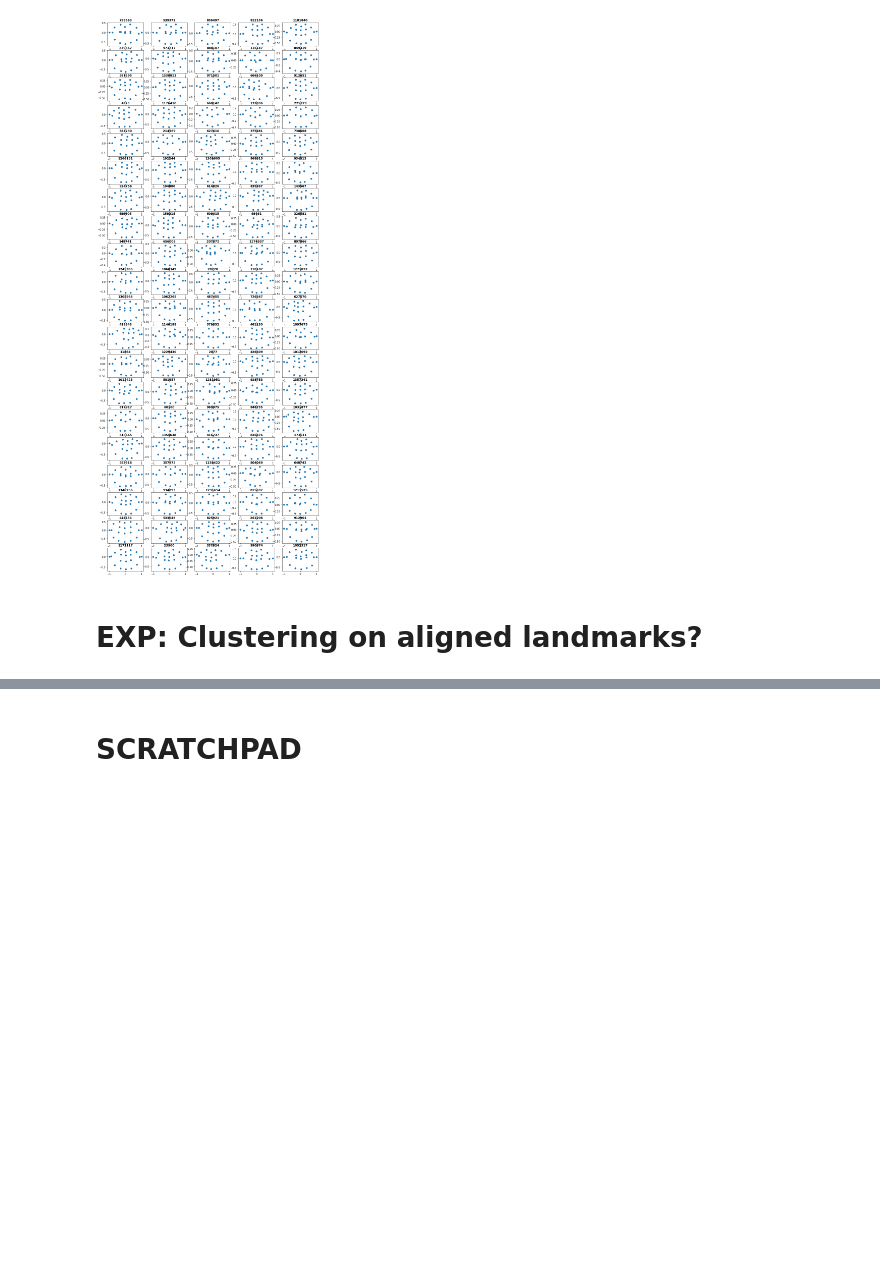
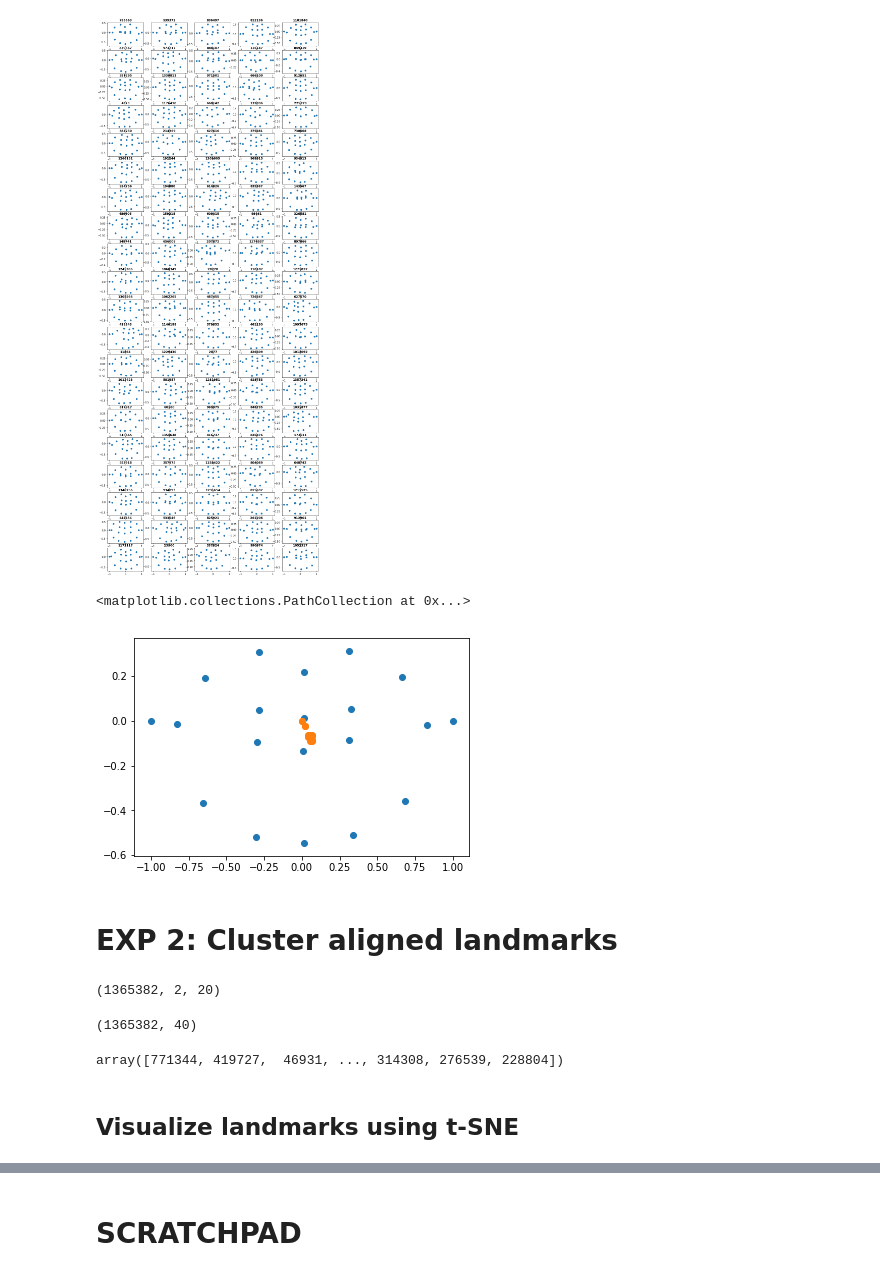
Before and after one commit to voletiv/movie-translation-experiments, a Jupyter notebook: lip_landmarks_experiments/Lip_Landmarks_PCA_Alignment_Cluster.ipynb, the cells around one changed output, grey strips where cells are left out. Saved outputs shown, nothing was run; the diff lists cells and outputs as text; code cells hidden in the pictures; blank space fills up the shorter version.

```diff
--- a/generated_lip_landmarks_experiments/Lip_Landmarks_PCA.ipynb
+++ b/lip_landmarks_experiments/Lip_Landmarks_PCA_Alignment_Cluster.ipynb
@@ -116,2 +145,4 @@ def align_lm(lm):
+# %%
+aligned_lms_wo_0 = sio.loadmat('vid_kp_concat_keys_aligned_wo_0.mat')['vidKp'].reshape(-1, 2, 20)
 # %%
 aligned_lms = []
@@ -125,3 +156,5 @@ sio.savemat('vid_kp_concat_keys_aligned.mat', {'vidKp': aligned_lms.reshape(-1,
+# %%
+aligned_lms = sio.loadmat('vid_kp_concat_keys_aligned.mat')['vidKp'].reshape(-1, 2, 20)
 # %% [markdown]
 ### Find eigenvectors and eigenvalues
 # %%
@@ -166,5 +199,21 @@ for i in range(N):
 #     plt.axis('off')
 # %% [output]
 [figure]
+# %%
+plt.scatter(np.mean(aligned_lms[:, 0], axis=0), -np.mean(aligned_lms[:, 1], axis=0))
+plt.scatter(np.std(aligned_lms[:, 0], axis=0), -np.std(aligned_lms[:, 1], axis=0))
+# %% [output]
+<matplotlib.collections.PathCollection at 0x...>
+[figure, added]
 # %% [markdown]
-# EXP: Clustering on aligned landmarks?
+# EXP 2: Cluster aligned landmarks
+# %%
+aligned_lms_wo_0.shape
+# %% [output]
+(1365382, 2, 20)
+# %%
+# Reshape to make all 68 landmarks in each row
+aligned_lms_wo_0_reshaped = np.reshape(aligned_lms_wo_0, (len(aligned_lms_wo_0), -1))
+aligned_lms_wo_0_reshaped.shape
+# %% [output]
+(1365382, 40)
@@ -170,0 +227,6 @@ for i in range(N):
+# %%
+random_choice
+# %% [output]
+array([771344, 419727,  46931, ..., 314308, 276539, 228804])
+# %% [markdown]
+## Visualize landmarks using t-SNE
```
Also changed, not shown: parts of 36 cells of this notebook, 11 other files.
